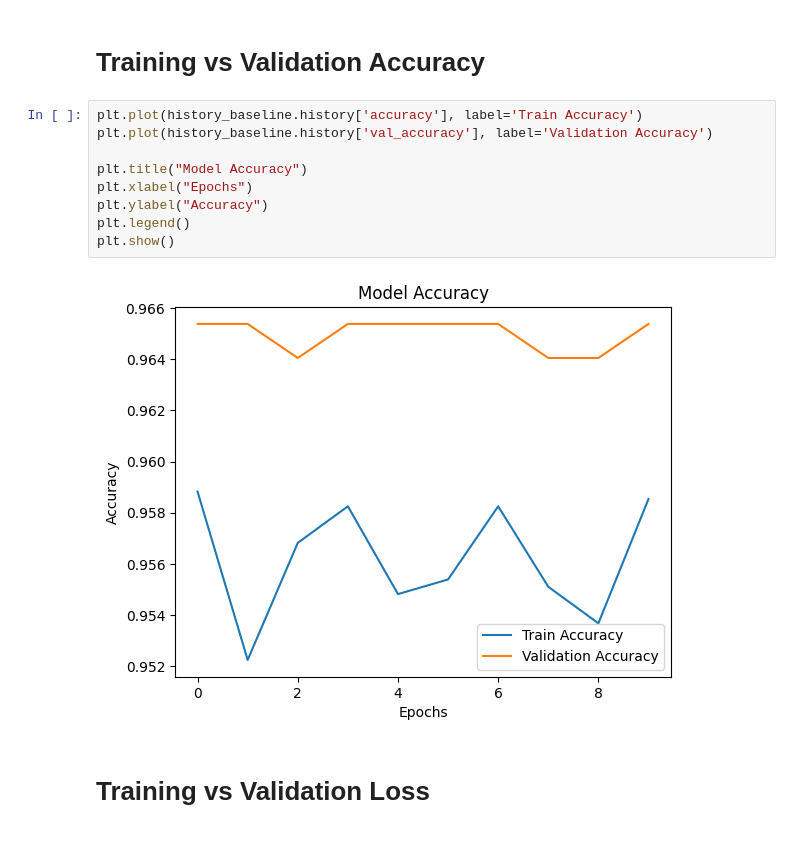
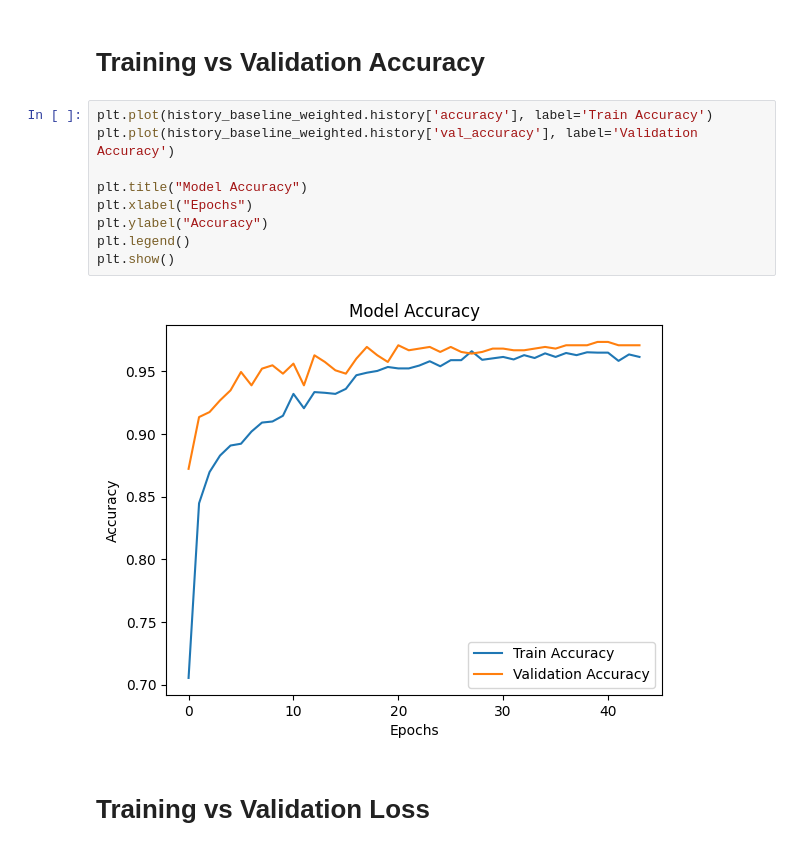
Before and after one commit to RAVIAPTISWETHA/COVID-19-Detection-from-Chest-X-ray-Images-Using-CNN-, a Jupyter notebook: CNN_Model.ipynb, the cells around one changed output. Drawn from its saved outputs; the diff is of its cells as text.

```diff
--- a/CNN_Model.ipynb
+++ b/CNN_Model.ipynb
@@ -617,16 +624,16 @@ plt.show()
 # %% [markdown]
 # Training vs Validation Accuracy
 # %%
-plt.plot(history_baseline.history['accuracy'], label='Train Accuracy')
-plt.plot(history_baseline.history['val_accuracy'], label='Validation Accuracy')
+plt.plot(history_baseline_weighted.history['accuracy'], label='Train Accuracy')
+plt.plot(history_baseline_weighted.history['val_accuracy'], label='Validation Accuracy')
 
 plt.title("Model Accuracy")
 plt.xlabel("Epochs")
 plt.ylabel("Accuracy")
 plt.legend()
 plt.show()
 # %% [output]
-[figure, old version]
+[figure, new version]
 # %% [markdown]
 # Training vs Validation Loss
 # %%
```
Also changed, not shown: parts of 24 cells of this notebook.
